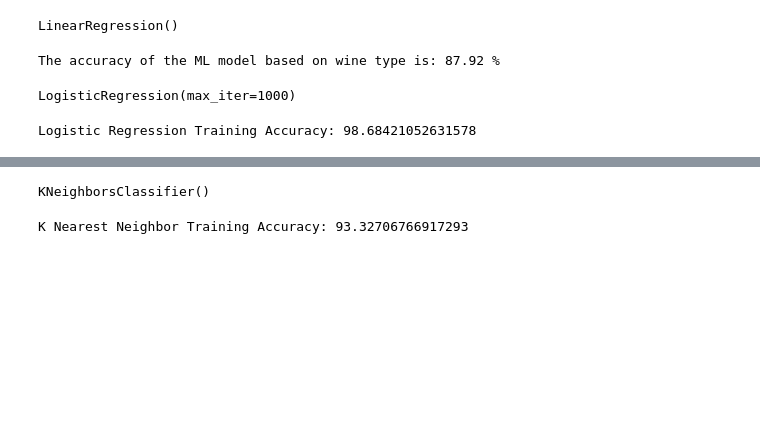
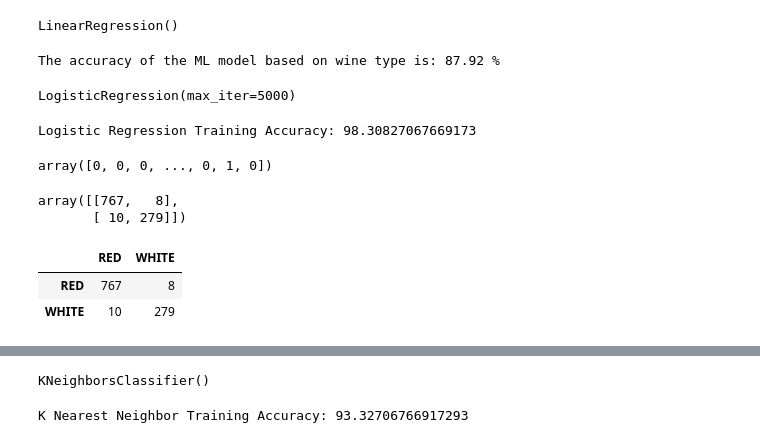
Before and after one commit to roop-kaur/BBVines, a Jupyter notebook: sprint_3.ipynb, the cells around one changed output, grey strips where cells are left out. Drawn from its saved outputs; the diff is of its cells as text; code cells hidden in the pictures; blank space fills up the shorter version.

Commit message:
Conf_matrix

```diff
--- a/sprint_3.ipynb
+++ b/sprint_3.ipynb
@@ -149,11 +172,33 @@ print("The accuracy of the ML model based on wine type is:", accuracy_score , "%
 The accuracy of the ML model based on wine type is: 87.92 %
 # %%
 from sklearn.linear_model import LogisticRegression
-log = LogisticRegression(solver='lbfgs', max_iter=1000)
+log = LogisticRegression(solver='lbfgs', max_iter=5000)
 log.fit(X_train, y_train.ravel())
 # %% [output]
-LogisticRegression(max_iter=1000)
+LogisticRegression(max_iter=5000)
 # %%
 print('Logistic Regression Training Accuracy:', (log.score(X_test, y_test))*100)
 # %% [output]
-Logistic Regression Training Accuracy: 98.68421052631578
+Logistic Regression Training Accuracy: 98.30827067669173
+# %%
+#Predicting the values for test
+pred_y = log.predict(X_test)
+pred_y
+# %% [output]
+array([0, 0, 0, ..., 0, 1, 0])
+# %%
+from sklearn.metrics import confusion_matrix
+
+conf_matrix = confusion_matrix(y_test, pred_y)
+conf_matrix
+# %% [output]
+array([[767,   8],
+       [ 10, 279]])
+# %%
+# Creating a dataframe for a array-formatted Confusion matrix,so it will be easy for plotting.
+cm_df = pd.DataFrame(conf_matrix,index = ['RED','WHITE'], columns = ['RED','WHITE'])
+cm_df
+# %% [output]
+|  | RED | WHITE |
+| RED | 767 | 8 |
+| WHITE | 10 | 279 |
```
Also changed, not shown: parts of 6 cells of this notebook.
